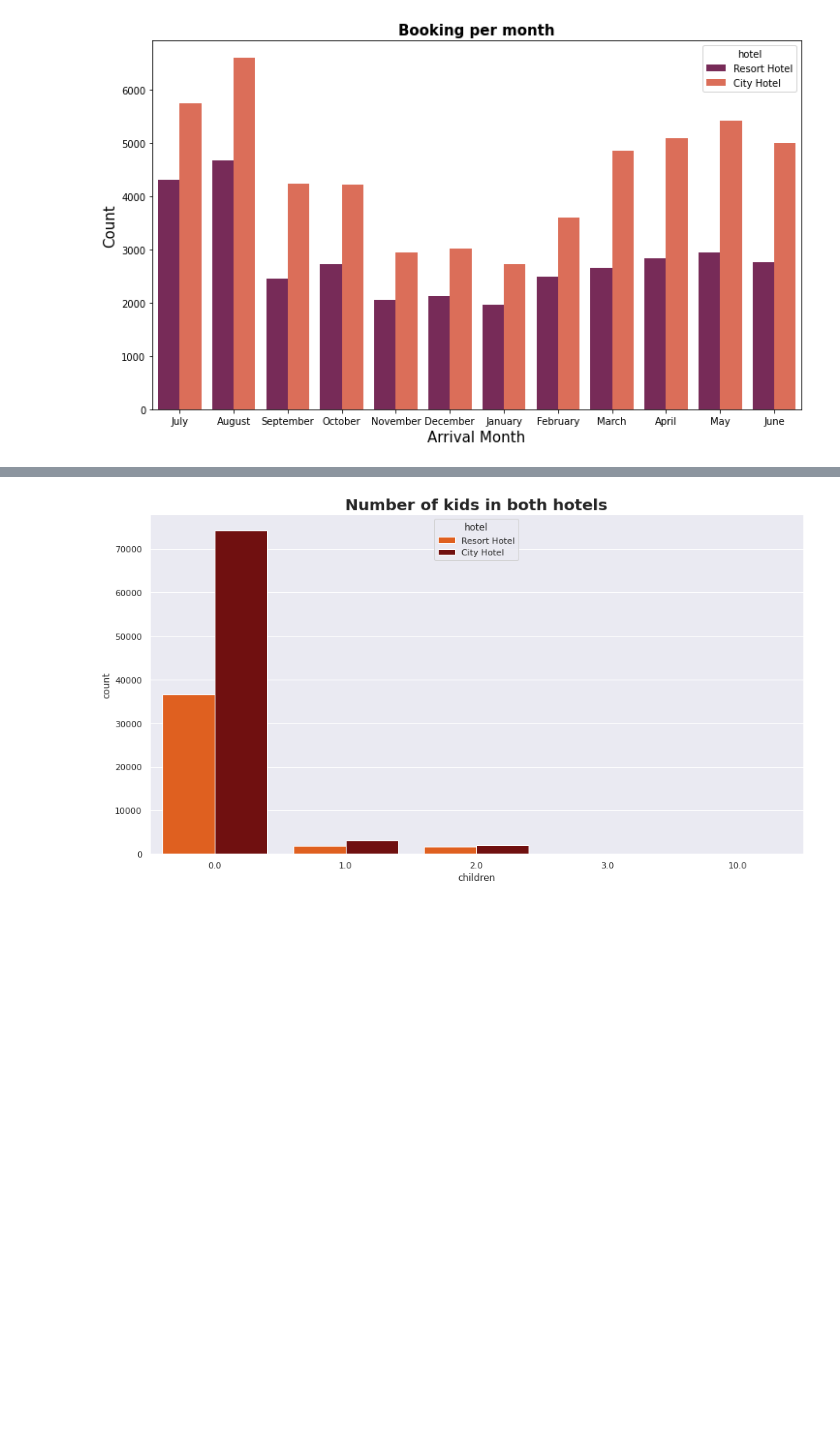
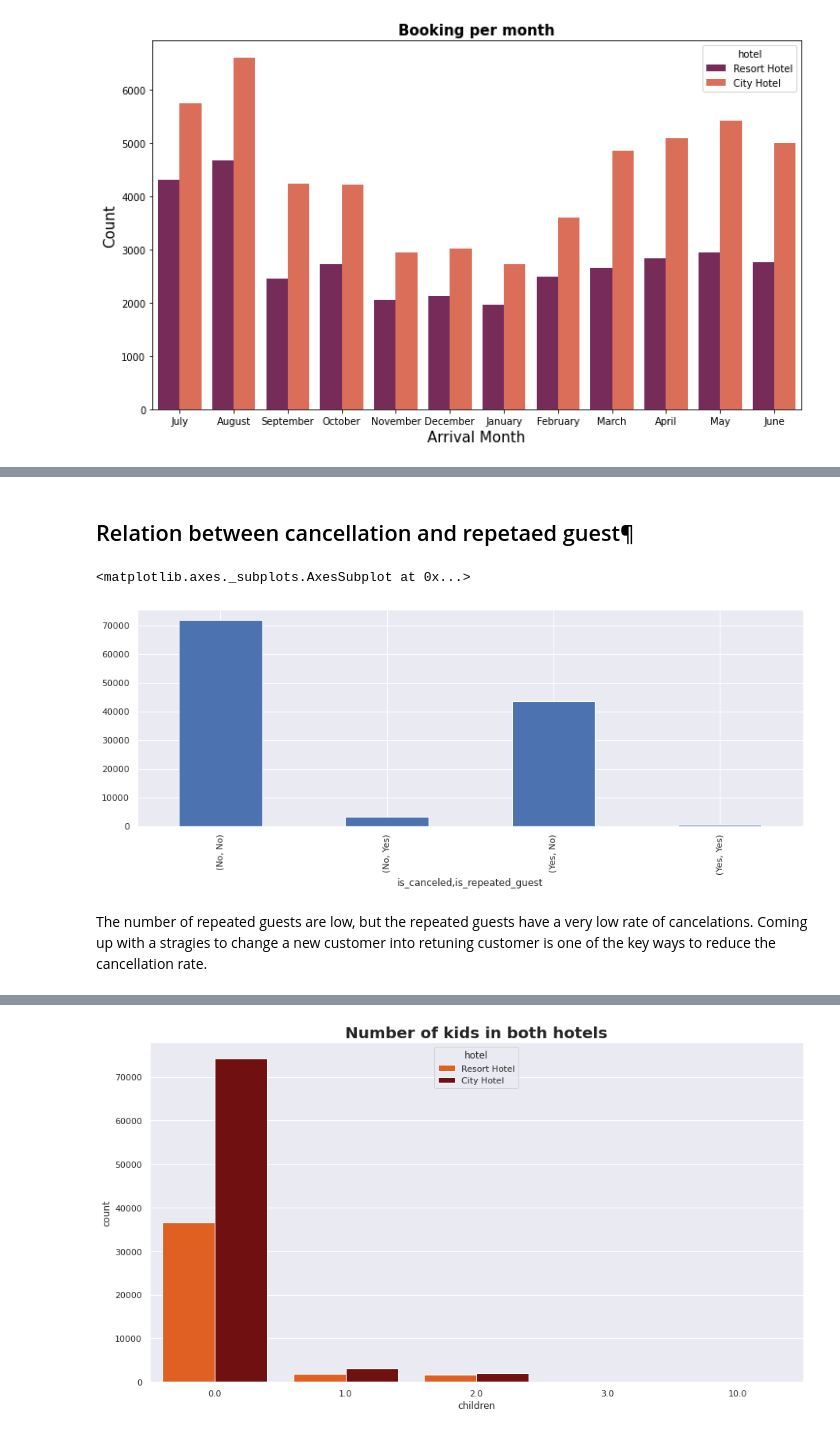
Before and after one commit to Tanjul5/Hotel_Booking_Analysis, a Jupyter notebook: Hotel_Booking_Analysis_Capstone_Project.ipynb, the cells around one changed output, grey strips where cells are left out. Drawn from its saved outputs; the diff is of its cells as text; code cells hidden in the pictures; blank space fills up the shorter version.

```diff
--- a/Hotel_Booking_Analysis_Capstone_Project.ipynb
+++ b/Hotel_Booking_Analysis_Capstone_Project.ipynb
@@ -202,0 +212,13 @@ Text(0, 0.5, 'Count')
+# %% [markdown]
+## Relation between cancellation and repetaed guest¶
+# %%
+Hotel_book_df["is_canceled"].replace([1,0],['Yes','No'],inplace=True)
+Hotel_book_df["is_repeated_guest"].replace([1,0],['Yes','No'], inplace=True)
+df=Hotel_book_df.groupby(['is_canceled','is_repeated_guest']).size()
+df.plot(kind='bar')
+# %% [output]
+<matplotlib.axes._subplots.AxesSubplot at 0x...>
+[figure, added]
+# %% [markdown]
+The number of repeated guests are low, but the repeated guests have a very low rate of cancelations.
+Coming up with a stragies to change a new customer into retuning customer is one of the key ways to reduce the cancellation rate.
```
Also changed, not shown: parts of 12 cells of this notebook.
